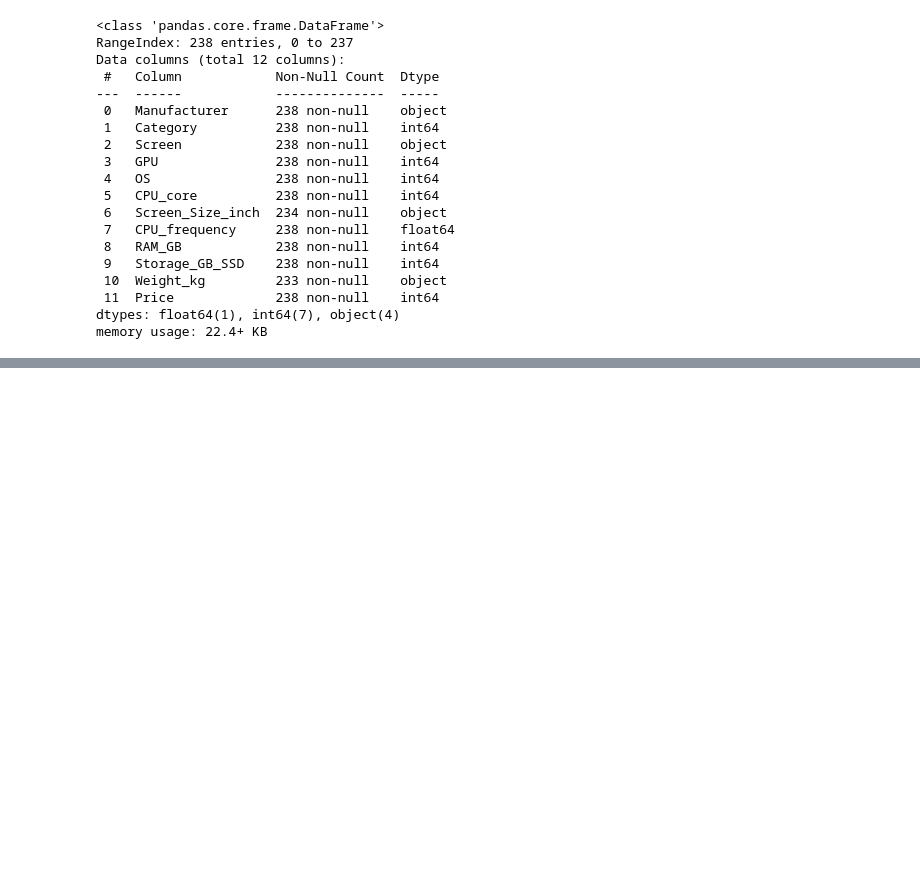
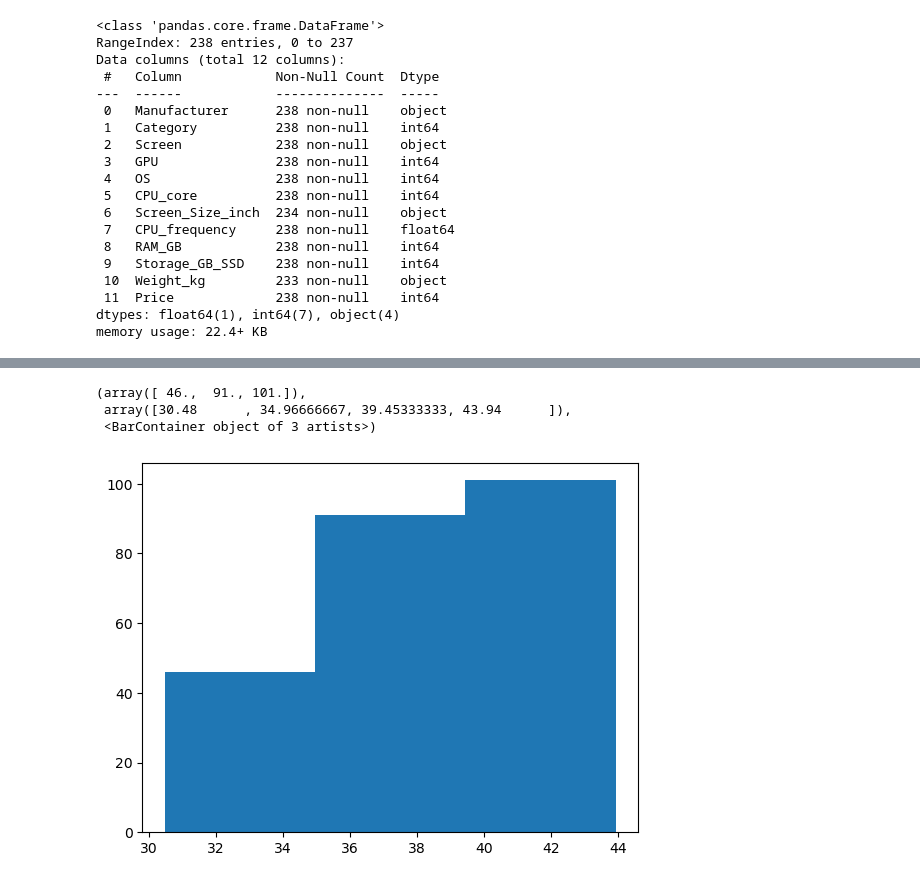
Before and after one commit to zahra-ahmadbeigloo/Data-analysis-projects, a Jupyter notebook: Laptop-Price-Analysis/Laptop-Price-Analysis.ipynb, the cells around one changed output, grey strips where cells are left out. Drawn from its saved outputs; the diff is of its cells as text; code cells hidden in the pictures; blank space fills up the shorter version.

```diff
--- a/Laptop-Price-Analysis/Laptop-Price-Analysis.ipynb
+++ b/Laptop-Price-Analysis/Laptop-Price-Analysis.ipynb
@@ -51,0 +93,7 @@ dtype: object
+# %%
+plt.hist(df["Screen_Size_inch"], bins=3)
+# %% [output]
+(array([ 46.,  91., 101.]),
+ array([30.48      , 34.96666667, 39.45333333, 43.94      ]),
+ <BarContainer object of 3 artists>)
+[figure, added]
```
Also changed, not shown: parts of 40 cells of this notebook.
